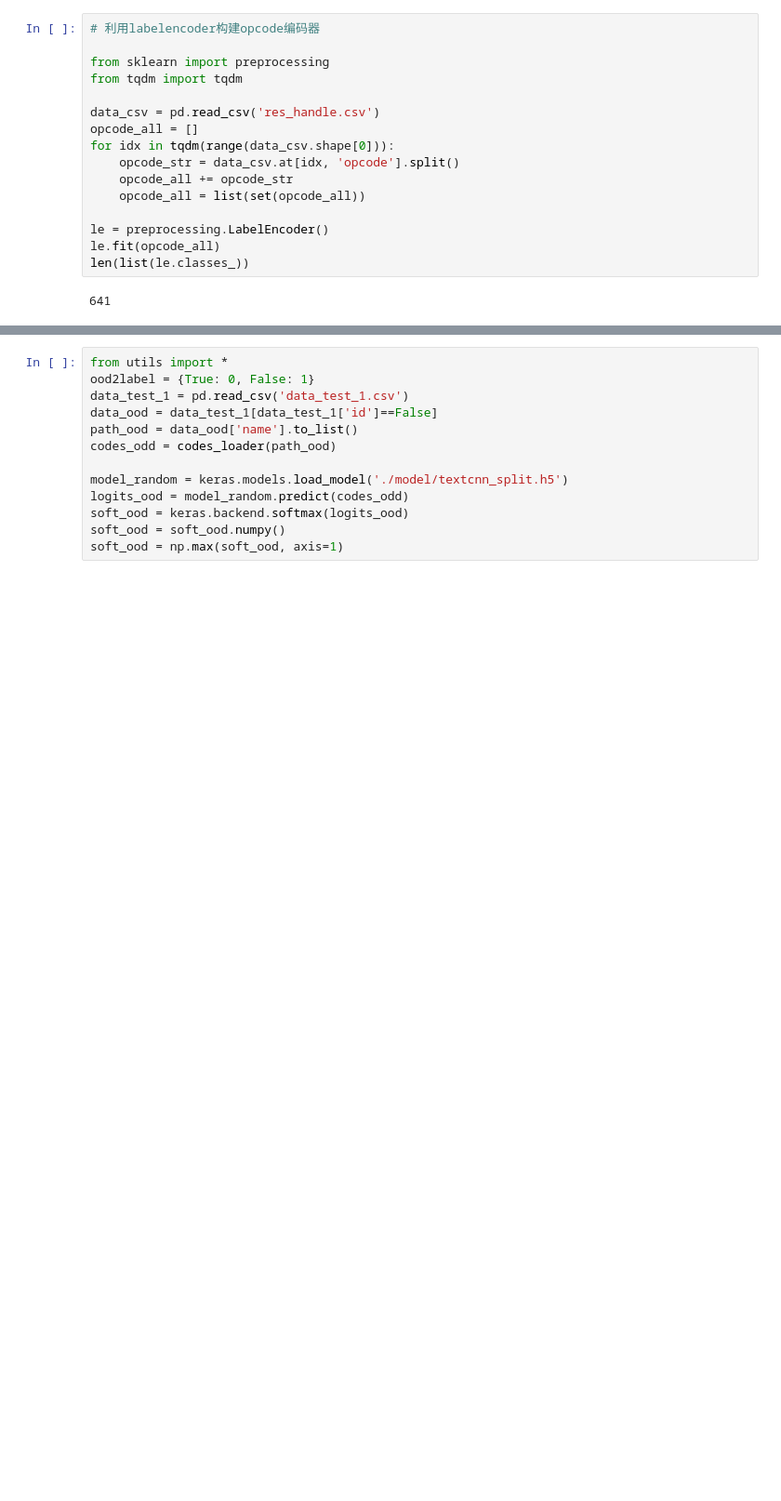
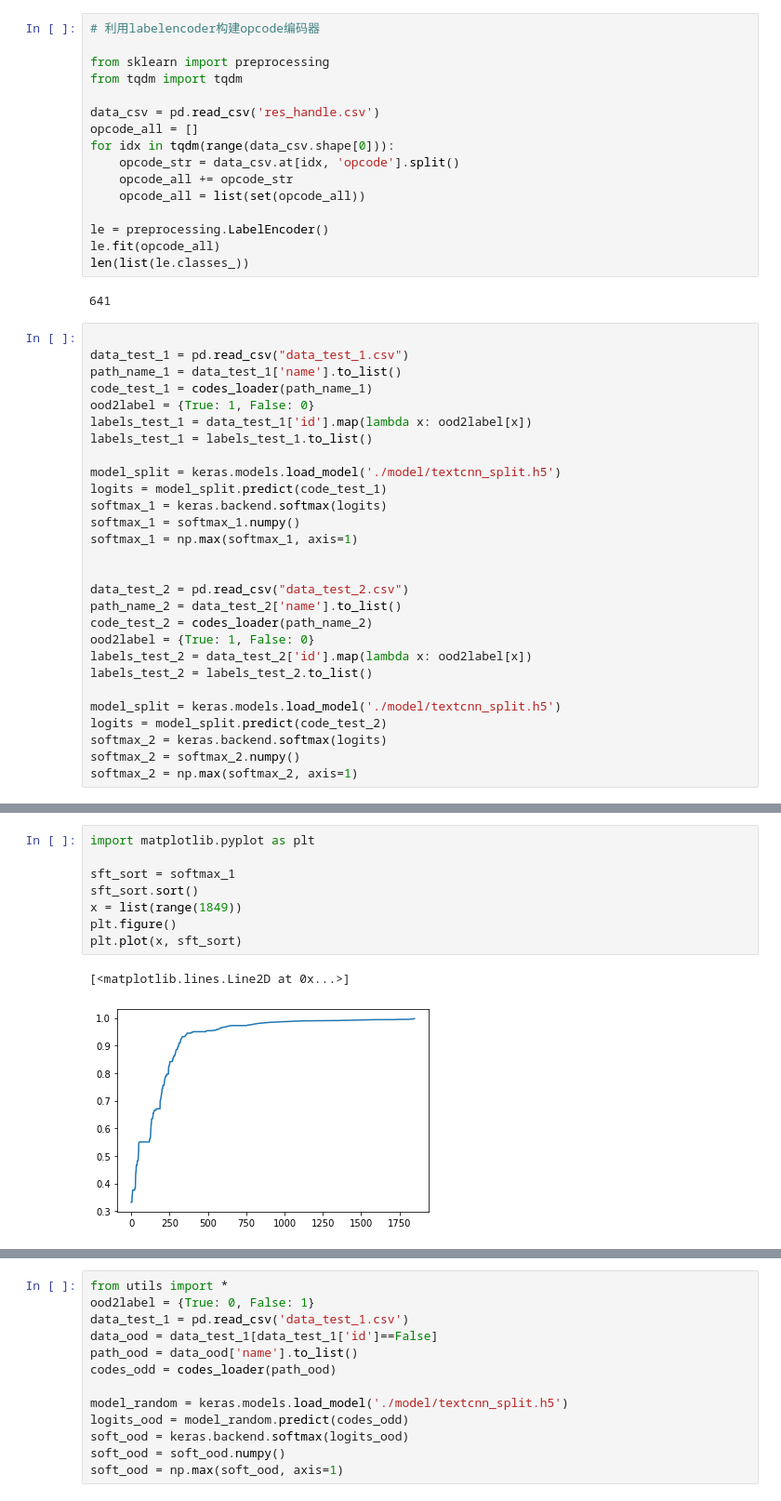
Before and after one commit to yuanchongbit/timeEvolved, a Jupyter notebook: TextCNN/entropy_analyse.ipynb, the cells around one changed output, grey strips where cells are left out. Shown at 93% size. Drawn from its saved outputs; the diff is of its cells as text; blank space fills up the shorter version.

```diff
--- a/TextCNN/entropy_analyse.ipynb
+++ b/TextCNN/entropy_analyse.ipynb
@@ -140,3 +143,31 @@ le.fit(opcode_all)
 len(list(le.classes_))
 # %% [output]
 641
+# %%
+
+data_test_1 = pd.read_csv("data_test_1.csv")
+path_name_1 = data_test_1['name'].to_list()
+code_test_1 = codes_loader(path_name_1)
+ood2label = {True: 1, False: 0}
+labels_test_1 = data_test_1['id'].map(lambda x: ood2label[x])
+labels_test_1 = labels_test_1.to_list()
+
+model_split = keras.models.load_model('./model/textcnn_split.h5')
+logits = model_split.predict(code_test_1)
+softmax_1 = keras.backend.softmax(logits)
+softmax_1 = softmax_1.numpy()
+softmax_1 = np.max(softmax_1, axis=1)
+
+
+data_test_2 = pd.read_csv("data_test_2.csv")
+path_name_2 = data_test_2['name'].to_list()
+code_test_2 = codes_loader(path_name_2)
+ood2label = {True: 1, False: 0}
+labels_test_2 = data_test_2['id'].map(lambda x: ood2label[x])
+labels_test_2 = labels_test_2.to_list()
+
+model_split = keras.models.load_model('./model/textcnn_split.h5')
+logits = model_split.predict(code_test_2)
+softmax_2 = keras.backend.softmax(logits)
+softmax_2 = softmax_2.numpy()
+softmax_2 = np.max(softmax_2, axis=1)
@@ -142,0 +243,11 @@ len(list(le.classes_))
+# %%
+import matplotlib.pyplot as plt
+
+sft_sort = softmax_1
+sft_sort.sort()
+x = list(range(1849))
+plt.figure()
+plt.plot(x, sft_sort)
+# %% [output]
+[<matplotlib.lines.Line2D at 0x...>]
+[figure, added]
```
Also changed, not shown: parts of 4 cells of this notebook.
